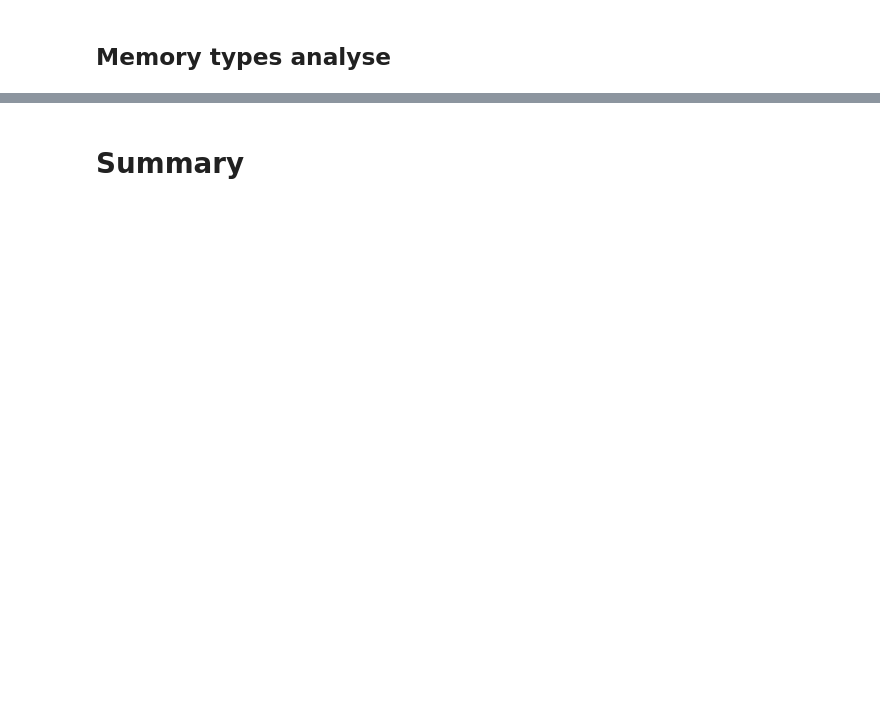
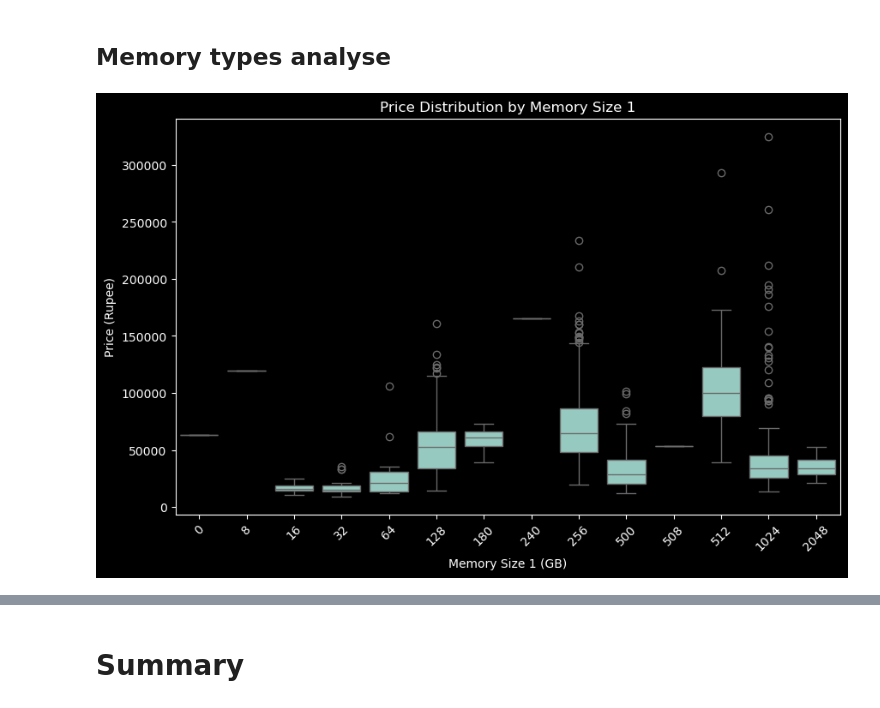
Before and after one commit to Ben-physics-dotcom/DataScience100DaysProjects, a Jupyter notebook: D_1_10/EDA.ipynb, the cells around one changed output, grey strips where cells are left out. Saved outputs shown, nothing was run; the diff lists cells and outputs as text; code cells hidden in the pictures; blank space fills up the shorter version.

```diff
--- a/D_1_10/EDA.ipynb
+++ b/D_1_10/EDA.ipynb
@@ -91,2 +117,12 @@ plt.show()
 # %% [markdown]
 ## Memory types analyse
+# %%
+plt.figure(figsize=(10, 6))
+sns.boxplot(x='Memory_Size1_GB', y='Price_Rupee', data=data)
+plt.title('Price Distribution by Memory Size 1')
+plt.xlabel('Memory Size 1 (GB)')
+plt.ylabel('Price (Rupee)')
+plt.xticks(rotation=45)
+plt.show()
+# %% [output]
+[figure, added]
```
Also changed, not shown: parts of 7 cells of this notebook.
